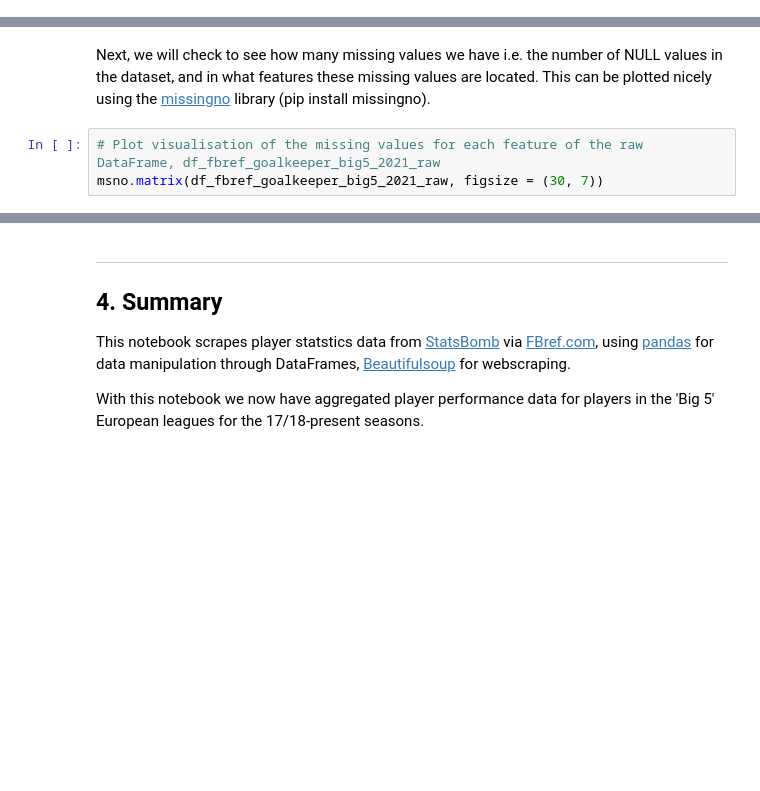
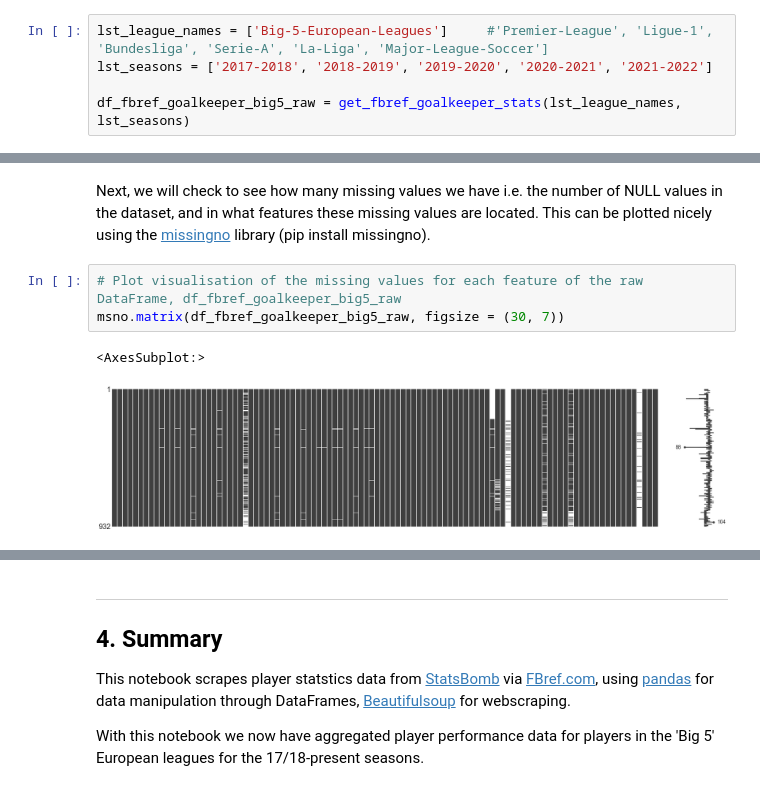
Before and after one commit to eddwebster/football_analytics, a Jupyter notebook: notebooks/1_data_scraping/FBref Player Stats Web Scraping.ipynb, the cells around one changed output, grey strips where cells are left out. Cells and saved outputs as stored; diff of their text form; blank space fills up the shorter version.

```diff
--- a/notebooks/1_data_scraping/FBref Player Stats Web Scraping.ipynb
+++ b/notebooks/1_data_scraping/FBref Player Stats Web Scraping.ipynb
@@ -570,0 +1043,5 @@ print(f'Time taken to scrape goalkeeper data for the Big 5 leagues is: {total_ti
+# %%
+lst_league_names = ['Big-5-European-Leagues']     #'Premier-League', 'Ligue-1', 'Bundesliga', 'Serie-A', 'La-Liga', 'Major-League-Soccer']
+lst_seasons = ['2017-2018', '2018-2019', '2019-2020', '2020-2021', '2021-2022']
+
+df_fbref_goalkeeper_big5_raw = get_fbref_goalkeeper_stats(lst_league_names, lst_seasons)
@@ -613,7 +1171,10 @@ df_fbref_goalkeeper_big5_2021_raw.describe()
 # %% [markdown]
 Next, we will check to see how many missing values we have i.e. the number of NULL values in the dataset, and in what features these missing values are located. This can be plotted nicely using the [missingno](https://pypi.org/project/missingno/) library (pip install missingno).
 # %%
-# Plot visualisation of the missing values for each feature of the raw DataFrame, df_fbref_goalkeeper_big5_2021_raw
-msno.matrix(df_fbref_goalkeeper_big5_2021_raw, figsize = (30, 7))
+# Plot visualisation of the missing values for each feature of the raw DataFrame, df_fbref_goalkeeper_big5_raw
+msno.matrix(df_fbref_goalkeeper_big5_raw, figsize = (30, 7))
+# %% [output]
+<AxesSubplot:>
+[figure, added]
 # %%
 # Counts of missing values
```
Also changed, not shown: parts of 67 cells of this notebook.
